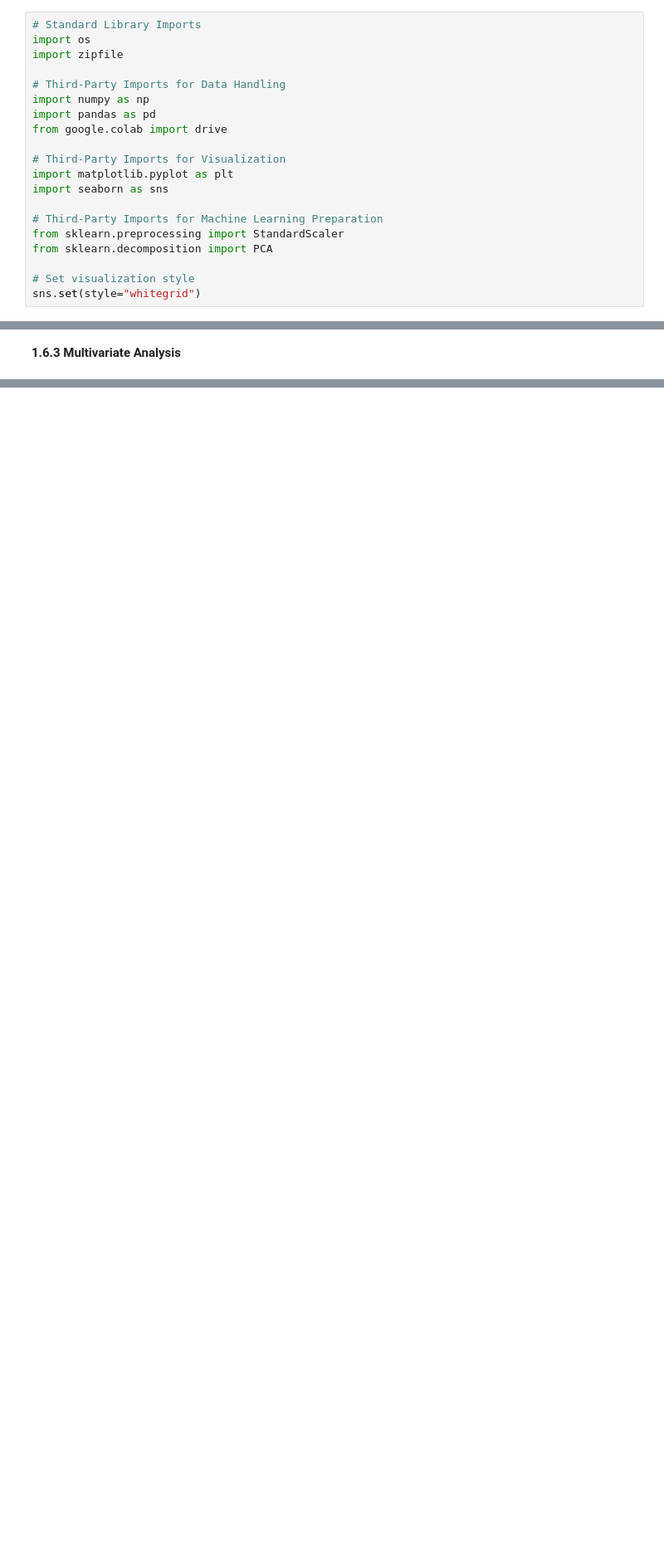
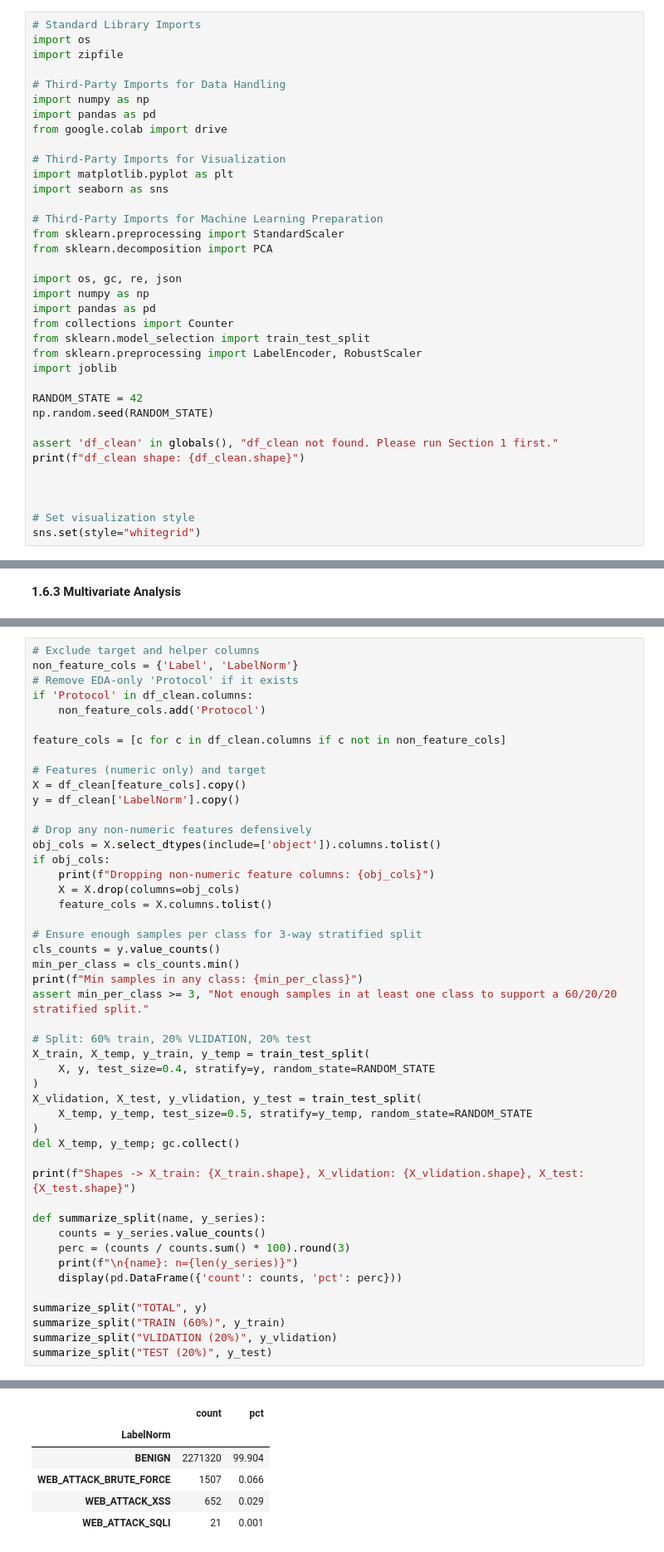
Before and after one commit to tanvirshikdar/CSE498R, a Jupyter notebook: Tanvir.ipynb, the cells around one changed output, grey strips where cells are left out. Shown at 83% size. Cells and saved outputs as stored; diff of their text form; blank space fills up the shorter version.

```diff
--- a/Tanvir.ipynb
+++ b/Tanvir.ipynb
@@ -20,5 +20,21 @@ import seaborn as sns
 from sklearn.preprocessing import StandardScaler
 from sklearn.decomposition import PCA
 
+import os, gc, re, json
+import numpy as np
+import pandas as pd
+from collections import Counter
+from sklearn.model_selection import train_test_split
+from sklearn.preprocessing import LabelEncoder, RobustScaler
+import joblib
+
+RANDOM_STATE = 42
+np.random.seed(RANDOM_STATE)
+
+assert 'df_clean' in globals(), "df_clean not found. Please run Section 1 first."
+print(f"df_clean shape: {df_clean.shape}")
+
+
+
 # Set visualization style
 sns.set(style="whitegrid")
@@ -524,0 +590,48 @@ else:
+# %%
+# Exclude target and helper columns
+non_feature_cols = {'Label', 'LabelNorm'}
+# Remove EDA-only 'Protocol' if it exists
+if 'Protocol' in df_clean.columns:
+    non_feature_cols.add('Protocol')
+
+feature_cols = [c for c in df_clean.columns if c not in non_feature_cols]
+
+# Features (numeric only) and target
+X = df_clean[feature_cols].copy()
+y = df_clean['LabelNorm'].copy()
+
+# Drop any non-numeric features defensively
+obj_cols = X.select_dtypes(include=['object']).columns.tolist()
+if obj_cols:
+    print(f"Dropping non-numeric feature columns: {obj_cols}")
+    X = X.drop(columns=obj_cols)
+    feature_cols = X.columns.tolist()
+
+# Ensure enough samples per class for 3-way stratified split
+cls_counts = y.value_counts()
+min_per_class = cls_counts.min()
+print(f"Min samples in any class: {min_per_class}")
+assert min_per_class >= 3, "Not enough samples in at least one class to support a 60/20/20 stratified split."
+
+# Split: 60% train, 20% VLIDATION, 20% test
+X_train, X_temp, y_train, y_temp = train_test_split(
+    X, y, test_size=0.4, stratify=y, random_state=RANDOM_STATE
+)
+X_vlidation, X_test, y_vlidation, y_test = train_test_split(
+    X_temp, y_temp, test_size=0.5, stratify=y_temp, random_state=RANDOM_STATE
+)
+del X_temp, y_temp; gc.collect()
+
+print(f"Shapes -> X_train: {X_train.shape}, X_vlidation: {X_vlidation.shape}, X_test: {X_test.shape}")
+
+def summarize_split(name, y_series):
+    counts = y_series.value_counts()
+    perc = (counts / counts.sum() * 100).round(3)
+    print(f"\n{name}: n={len(y_series)}")
+    display(pd.DataFrame({'count': counts, 'pct': perc}))
+
+summarize_split("TOTAL", y)
+summarize_split("TRAIN (60%)", y_train)
+summarize_split("VLIDATION (20%)", y_vlidation)
+summarize_split("TEST (20%)", y_test)
+# %% [output]
@@ -524,0 +642,6 @@ else:
+|  | count | pct |
+| LabelNorm |  |  |
+| BENIGN | 2271320 | 99.904 |
+| WEB_ATTACK_BRUTE_FORCE | 1507 | 0.066 |
+| WEB_ATTACK_XSS | 652 | 0.029 |
+| WEB_ATTACK_SQLI | 21 | 0.001 |
```
Also changed, not shown: parts of 6 cells of this notebook.
